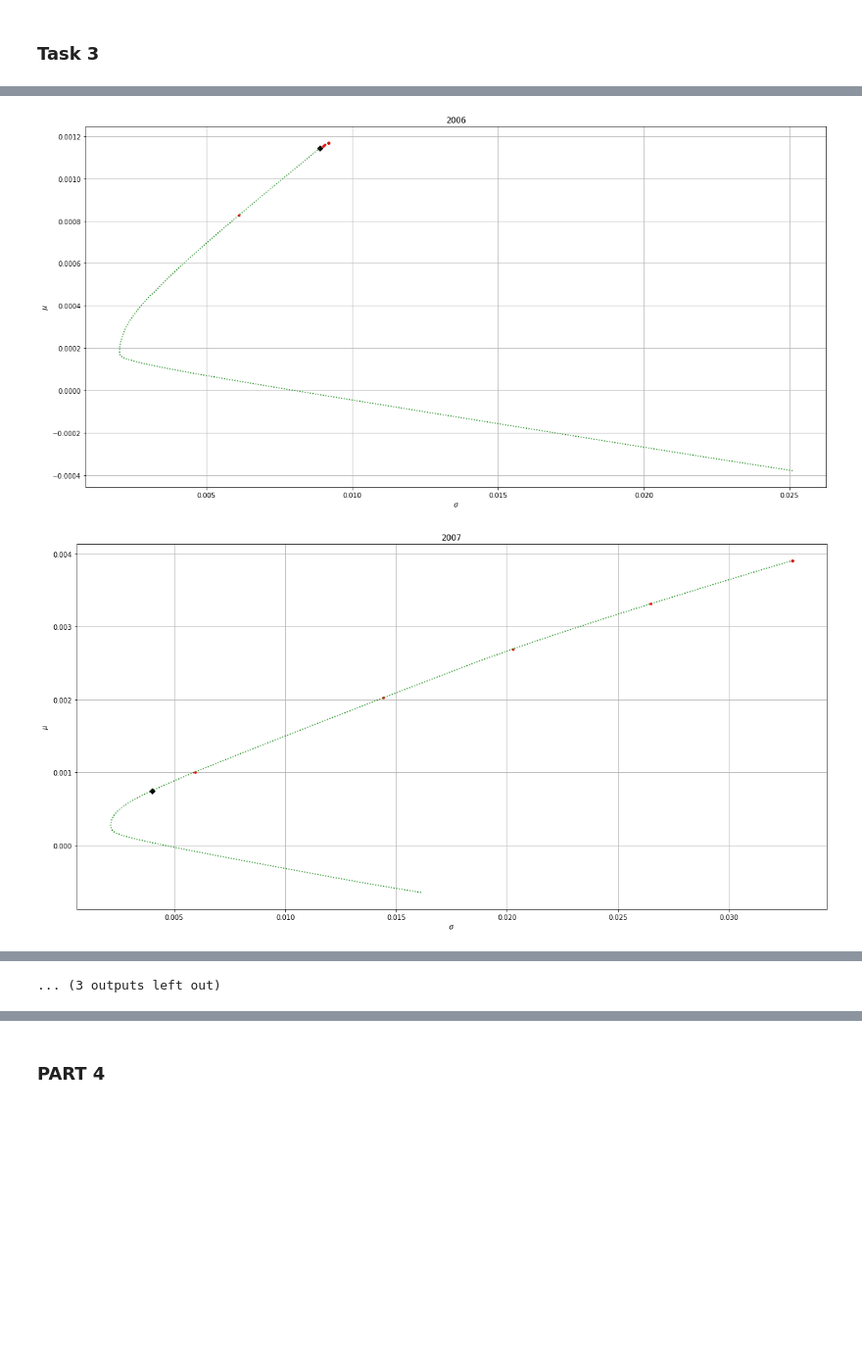
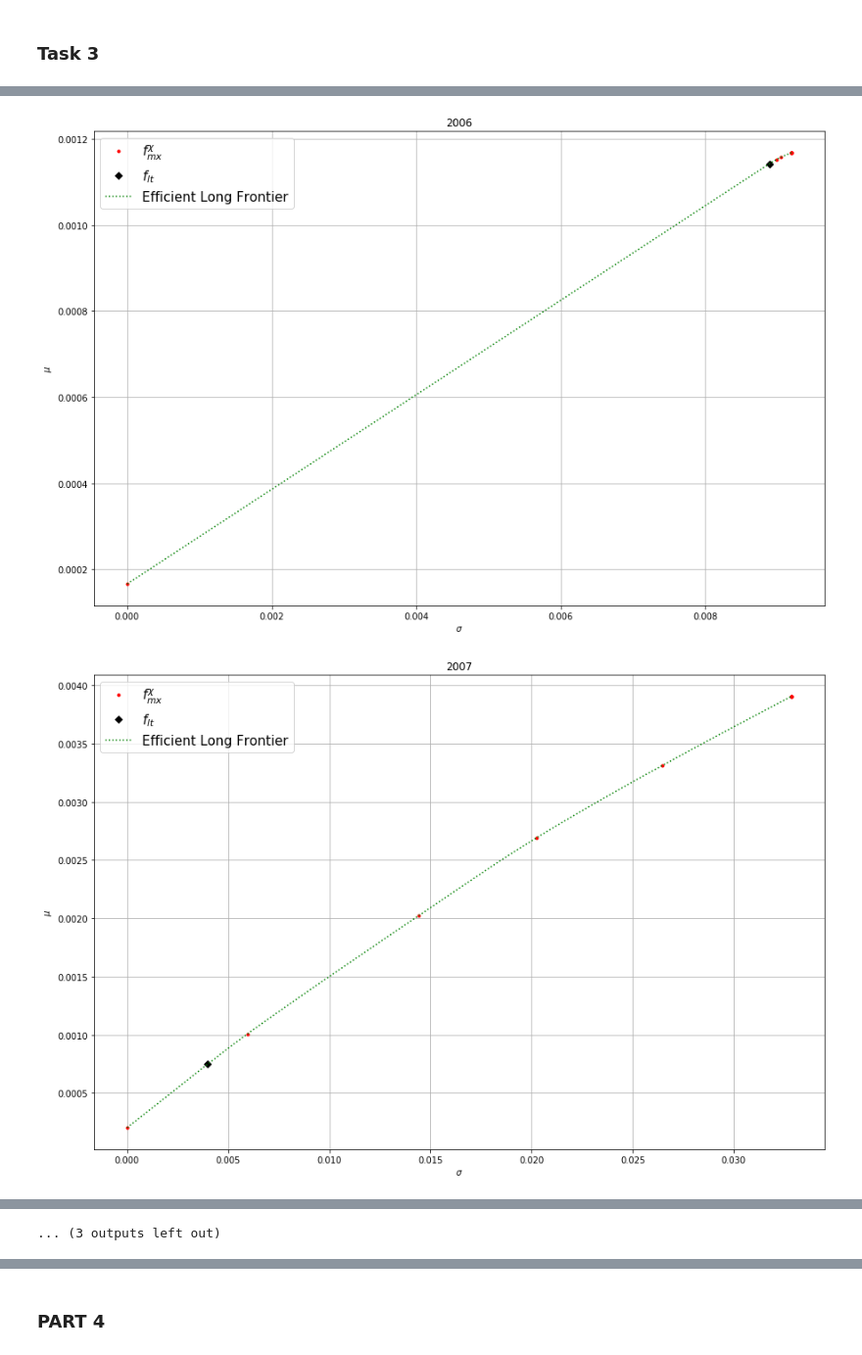
Before and after one commit to kwch3693/AMSC-Project-2, a Jupyter notebook: Project.ipynb, the cells around one changed output, grey strips where cells are left out. Shown at 98% size. Cells and saved outputs as stored; diff of their text form; code cells hidden in the pictures; blank space fills up the shorter version.

```diff
--- a/Project.ipynb
+++ b/Project.ipynb
@@ -216,8 +216,11 @@ class Portfolio:
             curNu_ca = (cur_mu - mu_si)/sigma_lf
 
             if curNu_ca > nu_ca[-1]:
+                elf_portfolios = [current_long_allocation]
                 nu_ca = (current_long_allocation, sigma_lf, cur_mu, curNu_ca)
 
+        elf_portfolios = [p*nu_ca[0] for p in np.arange(0, 1, 100)] + elf_portfolios
+
         return nu_ca, elf_portfolios
 # %%
 groupA = Portfolio(['VFIAX', 'VBTLX', 'VGSLX'], 'Group A')
@@ -252,7 +255,7 @@ for rolling_index, (period_start, period_end) in enumerate(rolling_quarter_yearl
 
     elf_allocations[starting_year_and_quarter] = elf_portfolios
 
-    vfiax_price.append(groupABC.data[period_start:period_end]['VFIAX'][-1])
+    vfiax_price.append(groupABC.data[period_start:period_end]['VFIAX'][0])
 
 vfiax_price = (np.array(vfiax_price) - min(vfiax_price))/(max(vfiax_price) - min(vfiax_price))
 # %% [output]
@@ -576,7 +588,7 @@ allocations = {}
 for rolling_index, (period_start, period_end) in enumerate(rolling_quarter_yearly[:57]):
 
     if rolling_index % 4 == 0:
-        plt.figure(num=rolling_index, figsize=(20,10))
+        plt.figure(num=rolling_index, figsize=(15,10))
 
     cur_year_and_quarter = period_start[0:4] + ' Q' + str((rolling_index % 4) + 1)
 
@@ -588,37 +600,45 @@ for rolling_index, (period_start, period_end) in enumerate(rolling_quarter_yearl
         rho = (mu_lt - mu_si[cur_year_and_quarter])/sigma_lt
 
         elf = elf_allocations[cur_year_and_quarter]
 
         safe_mu = mu_si[cur_year_and_quarter]
 
         allocations[cur_year_and_quarter] = []
         for c in caution_coeffs:
-            max_gamma = (0, 0, 0, None)
+            chi = c*rho
+            max_gamma = (-10, 0, 0, None, chi)
 
             for portfolio in elf:
                 mu = safe_mu + np.transpose(m - safe_mu*np.ones(len(m))) @ portfolio
                 sigma = (np.transpose(portfolio) @ V @ portfolio)**0.5
 
-                chi = c*rho
+
 
                 gamma = np.log1p(mu) - 0.5*sigma**2 - chi*sigma
 
                 if gamma > max_gamma[0]:
                     max_gamma = (gamma, mu, sigma, portfolio, chi)
 
+
+
             if rolling_index % 4 == 0:
-                plt.plot(max_gamma[2], max_gamma[1], 'r.')
+                if c == 0:
+                    plt.plot(max_gamma[2], max_gamma[1], 'r.', label='$f^{\chi}_{mx}$')
+                else:
+                    plt.plot(max_gamma[2], max_gamma[1], 'r.')
+
             allocations[cur_year_and_quarter].append((max_gamma[3:]))
             # plt.text(max_gamma[2], max_gamma[1], str(c))
 
     if rolling_index % 4 == 0:
-        plt.plot(sigma_lt, mu_lt, 'kD')
-        plt.plot([(np.transpose(f) @ V @ f)**0.5 for f in elf], [safe_mu + np.transpose(m - safe_mu*np.ones(len(m))) @ f for f in elf], 'g:')
+        plt.plot(sigma_lt, mu_lt, 'kD', label='$f_{lt}$')
+        plt.plot([(np.transpose(f) @ V @ f)**0.5 for f in elf], [safe_mu + np.transpose(m - safe_mu*np.ones(len(m))) @ f for f in elf], 'g:', label='Efficient Long Frontier')
         plt.title(cur_year_and_quarter[:4])
         plt.ylabel('$\mu$')
         plt.xlabel('$\sigma$')
         plt.grid()
+        plt.legend(prop={'size':15})
         plt.show()
 # %% [output]
-[figure, old version]
+[figure, new version]
-[figure, old version]
+[figure, new version]
```
Also changed, not shown: parts of 11 cells of this notebook.
